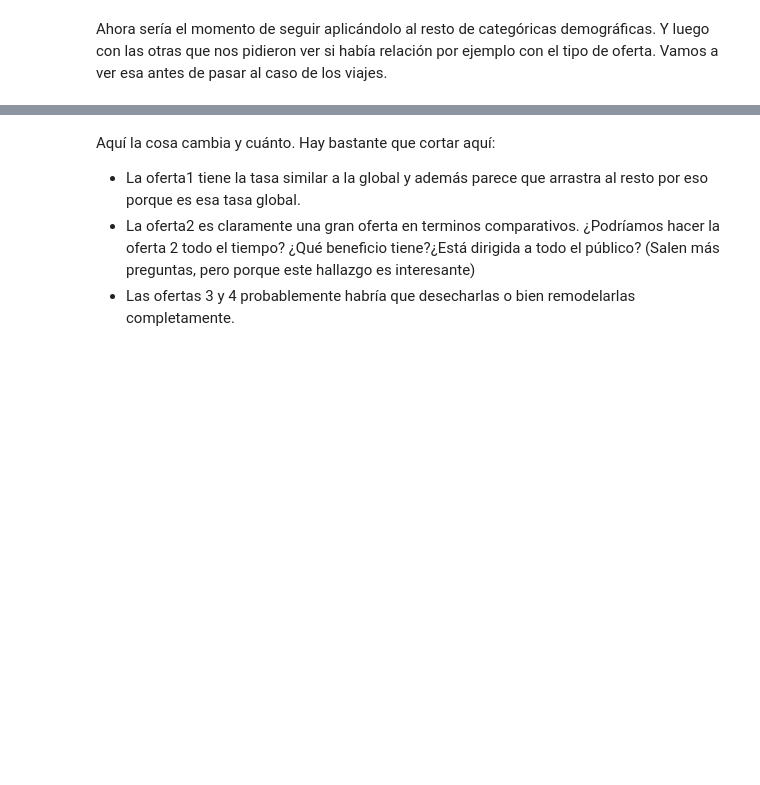
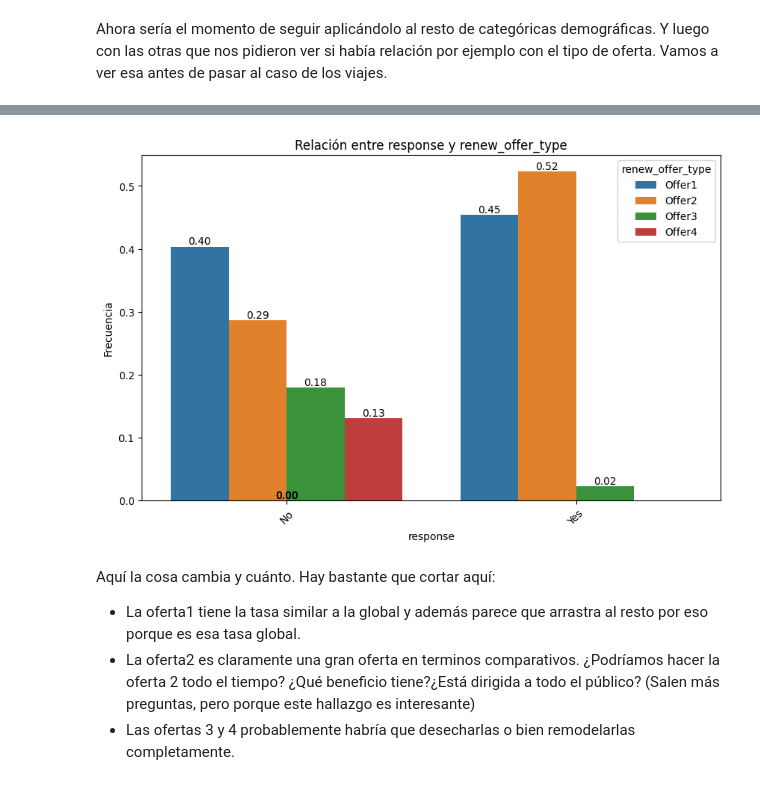
Before and after one commit to MHHsim/DS-Online-Marta-Harana, a Jupyter notebook: 03_Data_Analysis/Sprint_07/Unidad_02_Estadistica_Descriptiva_Multivariante/01_Workout/01_Bivariante_Categorica.ipynb, the cells around one changed output, grey strips where cells are left out. Drawn from its saved outputs; the diff is of its cells as text; code cells hidden in the pictures; blank space fills up the shorter version.

```diff
--- a/03_Data_Analysis/Sprint_07/Unidad_02_Estadistica_Descriptiva_Multivariante/01_Workout/01_Bivariante_Categorica.ipynb
+++ b/03_Data_Analysis/Sprint_07/Unidad_02_Estadistica_Descriptiva_Multivariante/01_Workout/01_Bivariante_Categorica.ipynb
@@ -58,3 +81,7 @@ plot_categorical_relationship_fin(df_seguros, "renew_offer_type","response", rel
+# %%
+plot_categorical_relationship_fin(df_seguros, "response", "renew_offer_type", relative_freq = True, show_values = True)
+# %% [output]
+[figure, added]
 # %% [markdown]
 Aquí la cosa cambia y cuánto. Hay bastante que cortar aquí:
 * La oferta1 tiene la tasa similar a la global y además parece que arrastra al resto por eso porque es esa tasa global.
```
Also changed, not shown: parts of 9 cells of this notebook, 2 other files.
